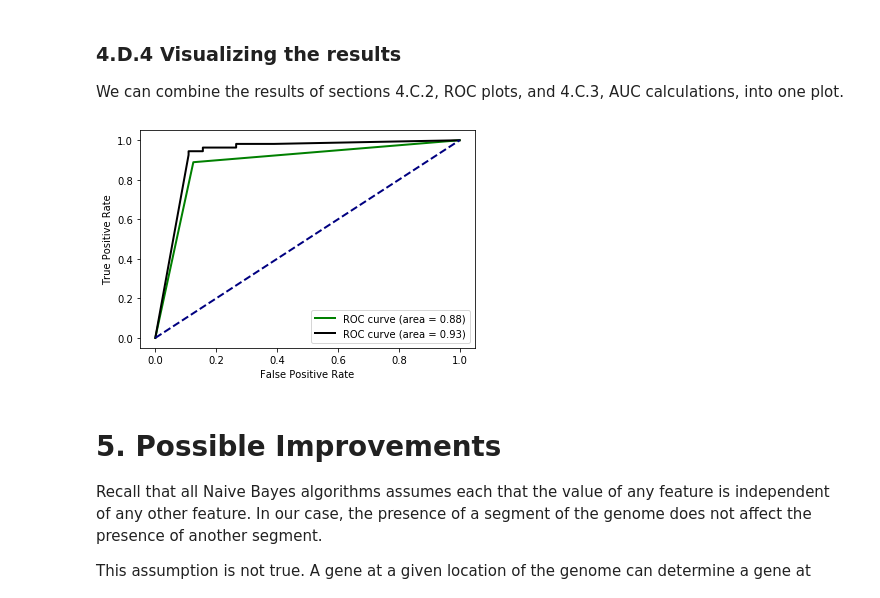
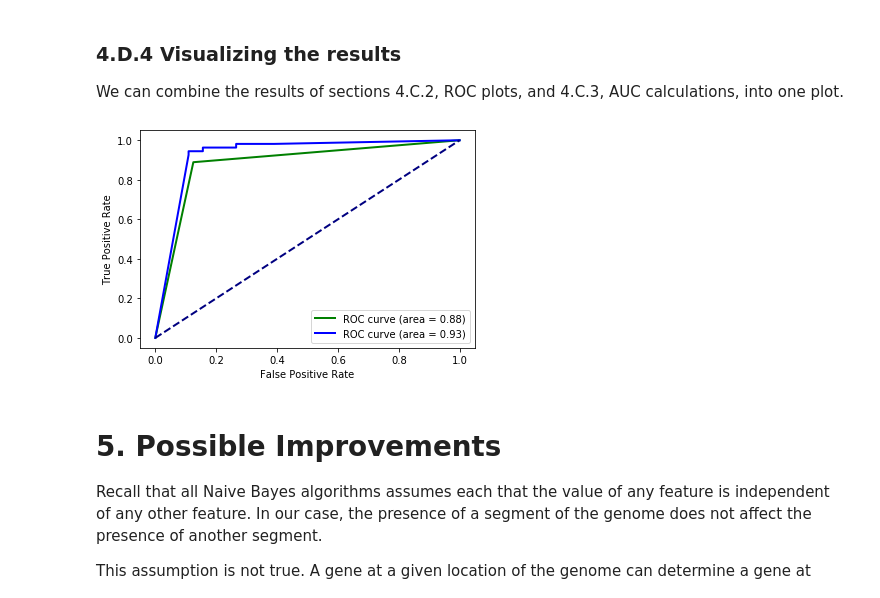
Before and after one commit to aarcher07/Predictive-Modeling-with-scikit-learn, a Jupyter notebook: 04_Model_Improvement_ScikitLearn_with_Naive_Bayes_Classifier.ipynb, the cells around one changed output. Saved outputs shown, nothing was run; the diff lists cells and outputs as text; code cells hidden in the pictures.

```diff
--- a/04_Model_Improvement_ScikitLearn_with_Naive_Bayes_Classifier.ipynb
+++ b/04_Model_Improvement_ScikitLearn_with_Naive_Bayes_Classifier.ipynb
@@ -459,16 +459,16 @@ We can combine the results of sections 4.C.2, ROC plots, and 4.C.3, AUC calculat
 # %%
 lw = 2
 plt.plot(false_positive_rate_gNB, true_positive_rate_gNB, color='green',
          lw=lw, label='ROC curve (area = %0.2f)' % roc_auc_gNB)
-plt.plot(false_positive_rate_bNB, true_positive_rate_bNB, color='black',
+plt.plot(false_positive_rate_bNB, true_positive_rate_bNB, color='blue',
          lw=lw, label='ROC curve (area = %0.2f)' % roc_auc_bNB)
 plt.plot([0, 1], [0, 1], color='navy', lw=lw, linestyle='--')
 plt.xlabel('False Positive Rate')
 plt.ylabel('True Positive Rate')
 plt.legend(loc="lower right")
 plt.show()
 # %% [output]
-[figure, old version]
+[figure, new version]
 # %% [markdown]
 # 5. Possible Improvements
 
```
